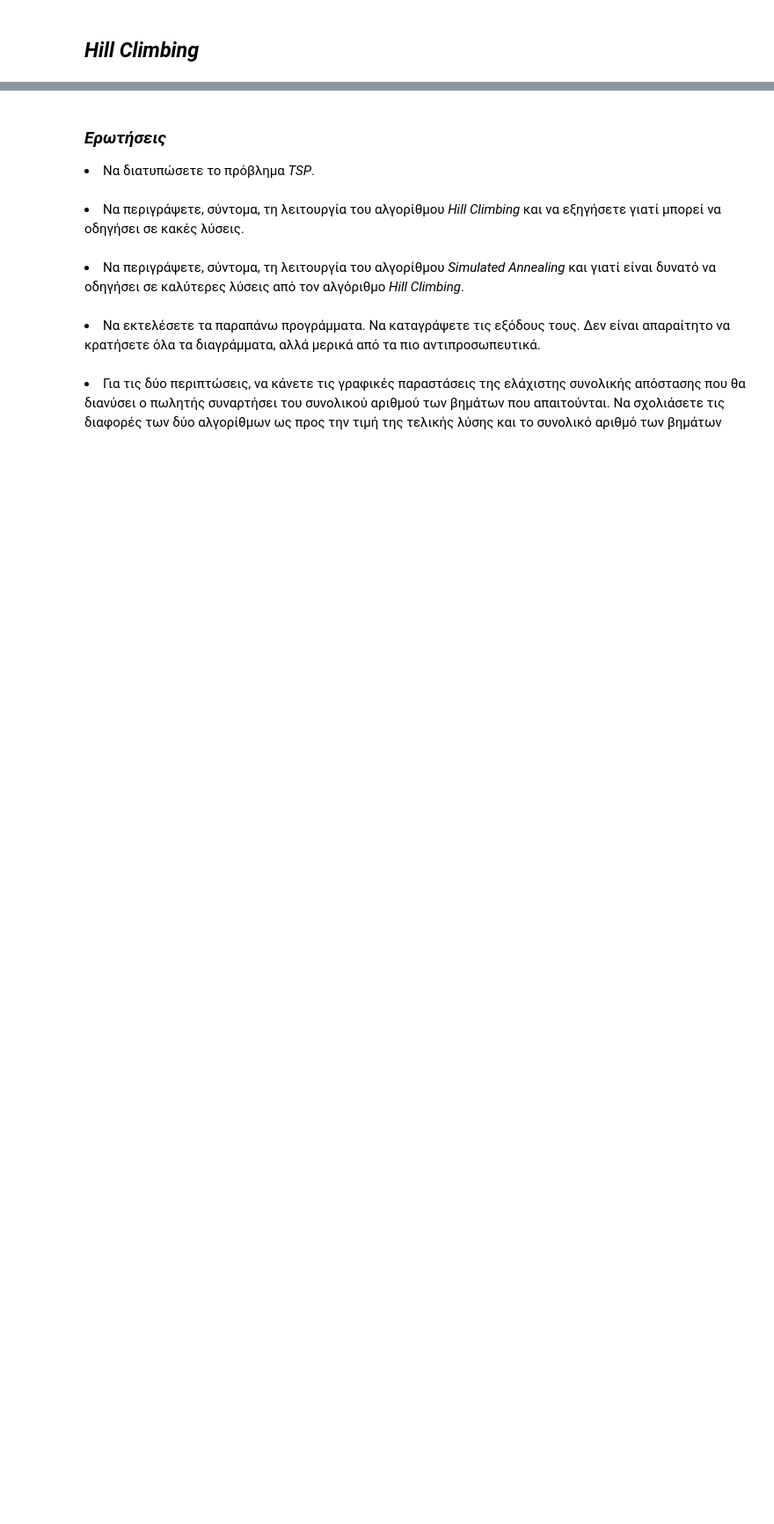
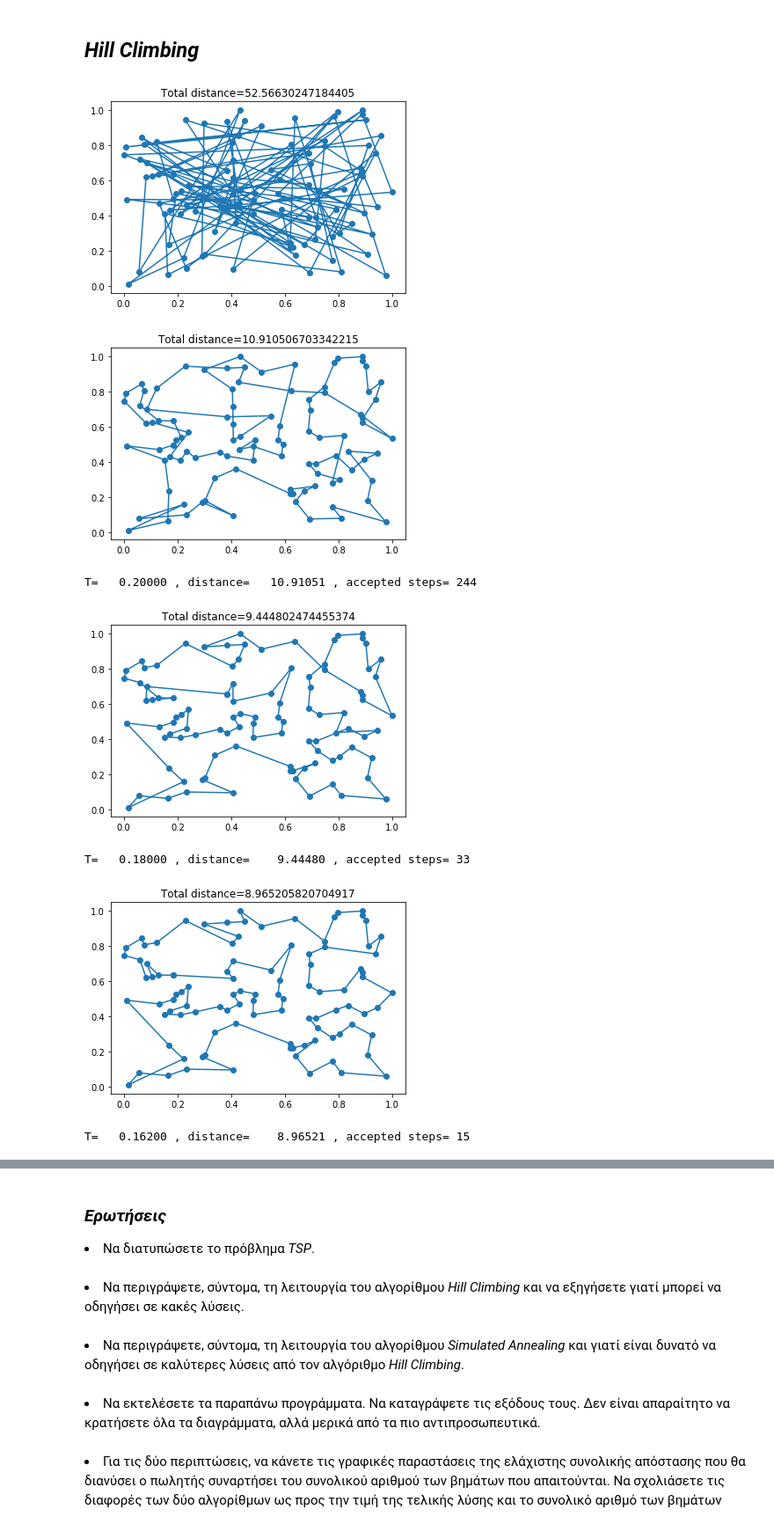
Before and after one commit to nkostopoulos/StochasticsLabPublic, a Jupyter notebook: lab5/SimulatedAnnealingStochasticsLab5.ipynb, the cells around one changed output, grey strips where cells are left out. Shown at 88% size. Saved outputs shown, nothing was run; the diff lists cells and outputs as text; code cells hidden in the pictures; blank space fills up the shorter version.

```diff
--- a/lab5/SimulatedAnnealingStochasticsLab5.ipynb
+++ b/lab5/SimulatedAnnealingStochasticsLab5.ipynb
@@ -61,7 +61,7 @@ def Plot(city, R, dist):
 
 if __name__=='__main__':
 
-    ncity = 50        # Number of cities to visit
+    ncity = 100        # Number of cities to visit
     maxTsteps = 100    # Temperature is lowered not more than maxTsteps
     Tstart = 0.2       # Starting temperature - has to be high enough
     fCool = 0.9        # Factor to multiply temperature at each cooling step
@@ -200,7 +214,7 @@ def Plot(city, R, dist):
 
 if __name__=='__main__':
 
-    ncity = 50       # Number of cities to visit
+    ncity = 100       # Number of cities to visit
     maxTsteps = 100    # Temperature is lowered not more than maxTsteps
     Tstart = 0.2       # Starting temperature - has to be high enough
     fCool = 0.9        # Factor to multiply temperature at each cooling step
@@ -255,30 +269,38 @@ if __name__=='__main__':
                 if de<0:
                     accepted += 1
                     dist += de
                     reverse(city, n)
             else:
                 # Here we transpose a segment
                 nc = (n[1]+1+ int(rand()*(nn-1)))%nct  # Another point outside n[0],n[1] segment. See picture in lecture nodes!
                 n[4] = nc
                 n[5] = (nc+1) % nct
 
                 # Cost to transpose a segment
                 de = -Distance(R[city[n[1]]],R[city[n[3]]]) - Distance(R[city[n[0]]],R[city[n[2]]]) - Distance(R[city[n[4]]],R[city[n[5]]])
                 de += Distance(R[city[n[0]]],R[city[n[4]]]) + Distance(R[city[n[1]]],R[city[n[5]]]) + Distance(R[city[n[2]]],R[city[n[3]]])
 
                 if de<0:
                     accepted += 1
                     dist += de
                     city = transpt(city, n)
 
             if accepted > maxAccepted: break
 
         # Plot
         Plot(city, R, dist)
 
         print "T=%10.5f , distance= %10.5f , accepted steps= %d" %(T, dist, accepted)
         T *= fCool             # The system is cooled down
         if accepted == 0: break  # If the path does not want to change any more, we can stop
 
 
     Plot(city, R, dist)
+# %% [output]
+[figure, added]
+[figure, added]
+T=   0.20000 , distance=   10.91051 , accepted steps= 244
+[figure, added]
+T=   0.18000 , distance=    9.44480 , accepted steps= 33
+[figure, added]
+T=   0.16200 , distance=    8.96521 , accepted steps= 15
```
Also changed, not shown: parts of 3 cells of this notebook.
